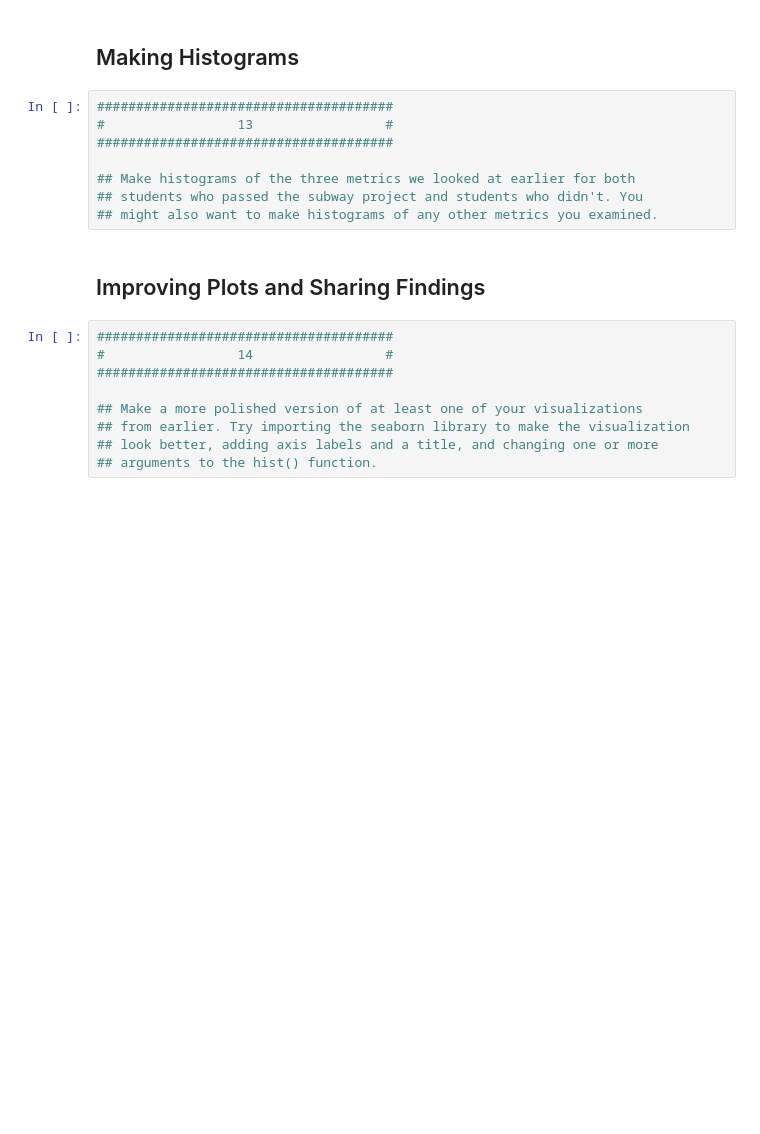
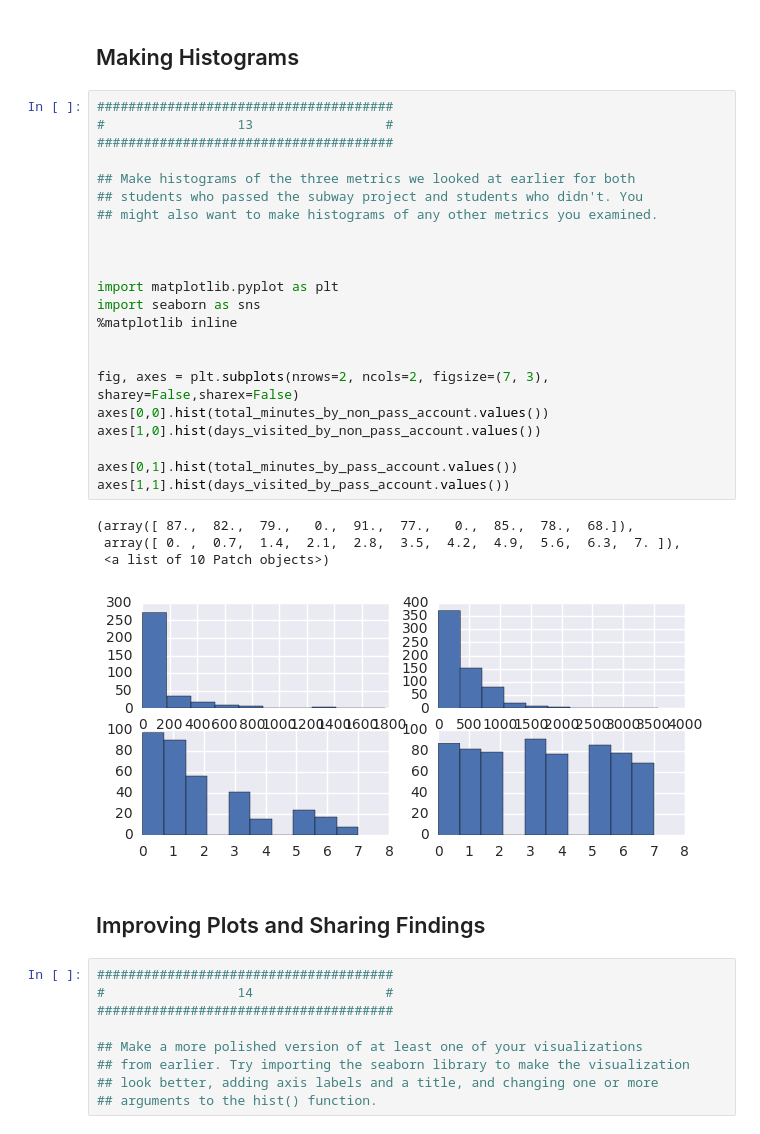
Before and after one commit to ulitosCoder/DataAnalysis, a Jupyter notebook: lesson01/L1_Starter_Code.ipynb, the cells around one changed output. Cells and saved outputs as stored; diff of their text form; blank space fills up the shorter version.

```diff
--- a/lesson01/L1_Starter_Code.ipynb
+++ b/lesson01/L1_Starter_Code.ipynb
@@ -564,11 +587,30 @@ Maximum: 27.000000
 # %%
 ######################################
 #                 13                 #
 ######################################
 
 ## Make histograms of the three metrics we looked at earlier for both
 ## students who passed the subway project and students who didn't. You
 ## might also want to make histograms of any other metrics you examined.
+
+
+
+import matplotlib.pyplot as plt
+import seaborn as sns
+%matplotlib inline
+
+
+fig, axes = plt.subplots(nrows=2, ncols=2, figsize=(7, 3), sharey=False,sharex=False)
+axes[0,0].hist(total_minutes_by_non_pass_account.values())
+axes[1,0].hist(days_visited_by_non_pass_account.values())
+
+axes[0,1].hist(total_minutes_by_pass_account.values())
+axes[1,1].hist(days_visited_by_pass_account.values())
+# %% [output]
+(array([ 87.,  82.,  79.,   0.,  91.,  77.,   0.,  85.,  78.,  68.]),
+ array([ 0. ,  0.7,  1.4,  2.1,  2.8,  3.5,  4.2,  4.9,  5.6,  6.3,  7. ]),
+ <a list of 10 Patch objects>)
+[figure, added]
 # %% [markdown]
 ## Improving Plots and Sharing Findings
 # %%
```
Also changed, not shown: parts of 5 cells of this notebook.
